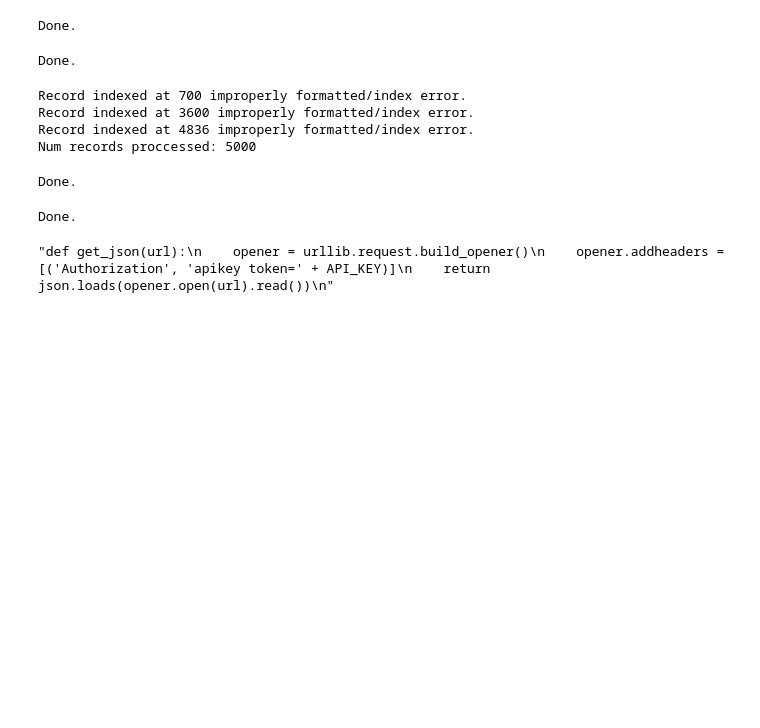
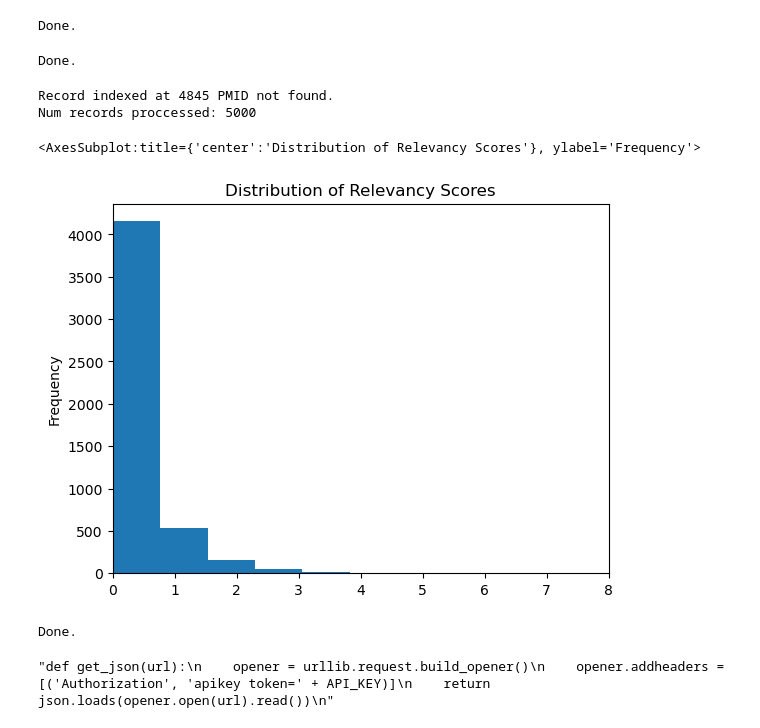
Before and after one commit to DanielTatem11/IR-IEPipelineForBioMedResearch, a Jupyter notebook: SimplifiedRetrievalPipeline.ipynb, the cells around one changed output. Drawn from its saved outputs; the diff is of its cells as text; code cells hidden in the pictures; blank space fills up the shorter version.

```diff
--- a/SimplifiedRetrievalPipeline.ipynb
+++ b/SimplifiedRetrievalPipeline.ipynb
@@ -406,6 +412,8 @@ def reranking(records, query_terms):
                     relevancy_score[pmid] = 0
                 titles.append(str(record['PubmedArticle'][0]['MedlineCitation']['Article']['ArticleTitle']))
                 try:
+                    #USED FOR PLOTTTING REMOVE FIXME
+                    #relevancy_scores =
                     #FIXME: have to repeat these commands in order to have proper formatting
                     abstract_text = "".join(str(i) for i in (record['PubmedArticle'][0]['MedlineCitation']['Article']['Abstract']['AbstractText']))
                     abstracts.append(abstract_text)
@@ -424,6 +432,8 @@ def reranking(records, query_terms):
     # Relevancy score will be used to calculate the index.
     prerankings = pd.DataFrame(data=[pmids, titles, abstracts, relevancy_score.values(), comention_sentences]).transpose()
     prerankings.columns = ["PMID", "Title", "Abstract", "Relevancy Score", "Comention Sentences"]
+    #IFXME: remove plotting
+    #prerankings["Relevancy Score"].to_csv("Glu AND GABA Relevancy Scores")
 
 
     #formatting for output
@@ -439,7 +449,7 @@ def reranking(records, query_terms):
     top_15 = [x for xs in top_15 for x in xs]
     top_15 = top_15[:15]
     prerankings.astype({'Comention Sentences': 'string'}).dtypes
-    prerankings["Comention Sentences"] = prerankings["Comention Sentences"].apply(lambda x: "".join(x))
+    prerankings["Comention Sentences"] = prerankings["Comention Sentences"]
     prerankings["Comention Sentences"] = prerankings["Comention Sentences"].apply(lambda x: str(x).strip("[]"))
     #prerankings["Title"] = prerankings["Title"].apply(lambda x: str(x).strip("[]"))
 
@@ -447,26 +457,25 @@ def reranking(records, query_terms):
     # Now that we have the UIDs of our top 15, we can grab them
     rankings = prerankings[prerankings["PMID"].isin(top_15)].sort_values(by="Relevancy Score", ascending=False).reset_index(drop=True)
 
-    return rankings
+    return rankings, prerankings
 
 # FIXME: Do NOT hardcode the query_terms, pull them in from the query.
-rankings = reranking(records_pubmed, ["GABA","Glutamate"])
+rankings, prerankings = reranking(records_pubmed, ["GABA","Glutamate"])
 # %% [output]
-Record indexed at 700 improperly formatted/index error.
-Record indexed at 3600 improperly formatted/index error.
-Record indexed at 4836 improperly formatted/index error.
+Record indexed at 4845 PMID not found.
 Num records proccessed: 5000
+# %%
+#plot.hist(prerankings["Relevancy Score"])
+prerankings["Relevancy Score"].plot(kind = 'hist', title = "Distribution of Relevancy Scores",
+                                    xlim = (0,8), xlabel = "Relevancy Scores")
+# %% [output]
+<AxesSubplot:title={'center':'Distribution of Relevancy Scores'}, ylabel='Frequency'>
+[figure, added]
 # %%
 rankings
 print("Done.")
 # %% [output]
 Done.
-# %%
-# CSV output
-rankings.to_csv("Glutamate and GABA5.csv")
-print("Done.")
-# %% [output]
-Done.
 # %%
 REST_URL = "http://data.bioontology.org"
 """
```
Also changed, not shown: parts of 7 cells of this notebook.
